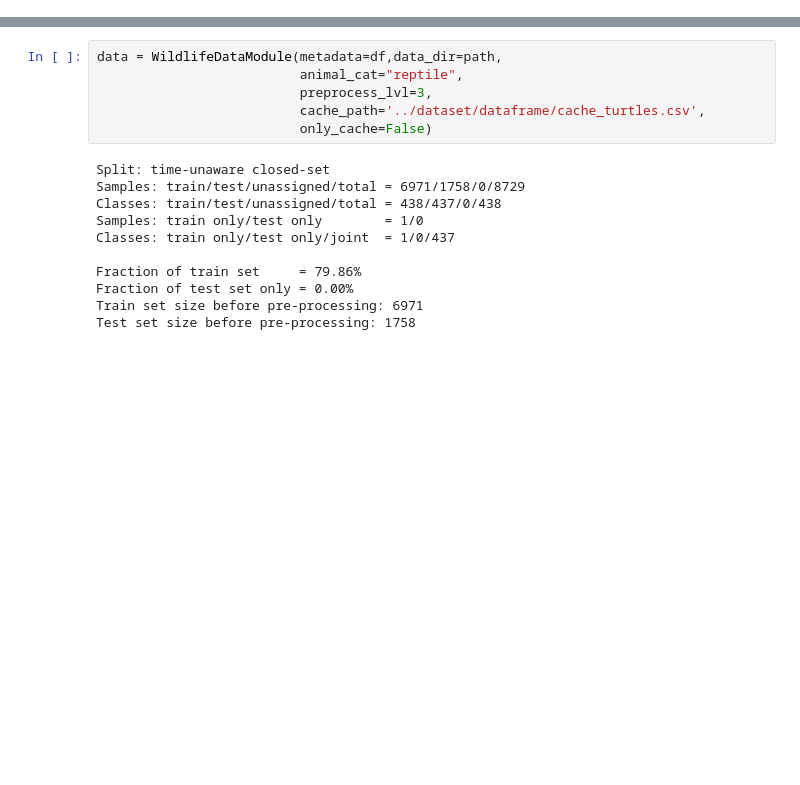
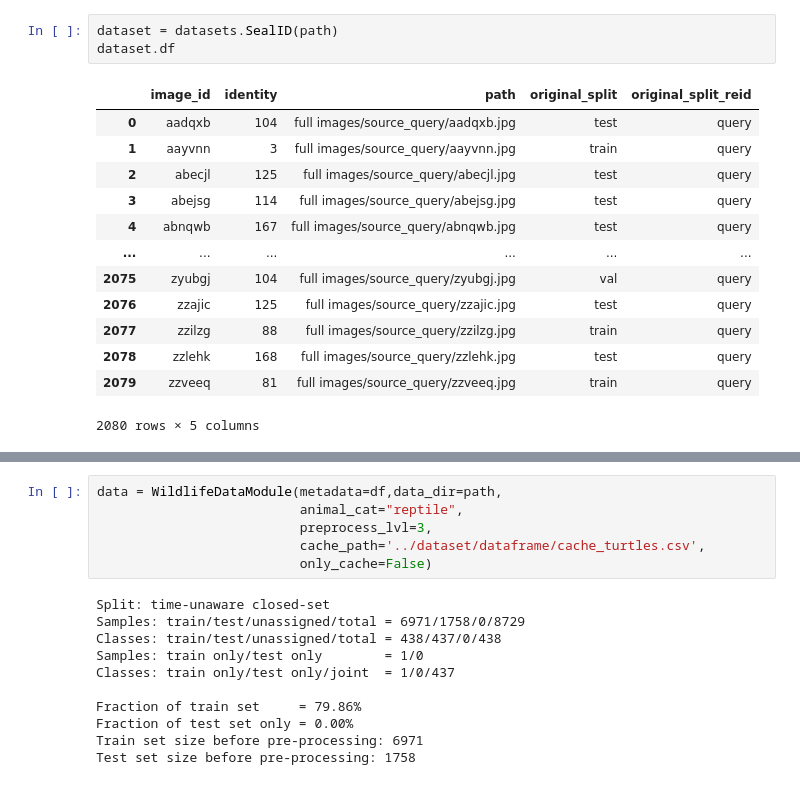
Before and after one commit to ameeassad/EagleID, a Jupyter notebook: notebooks/download_other_wildlife.ipynb, the cells around one changed output, grey strips where cells are left out. Cells and saved outputs as stored; diff of their text form; blank space fills up the shorter version.

Commit message:
structured training

```diff
--- a/notebooks/download_other_wildlife.ipynb
+++ b/notebooks/download_other_wildlife.ipynb
@@ -39,2 +14,19 @@ df
+# %%
+dataset = datasets.SealID(path)
+dataset.df
+# %% [output]
+|  | image_id | identity | path | original_split | original_split_reid |
+| 0 | aadqxb | 104 | full images/source_query/aadqxb.jpg | test | query |
+| 1 | aayvnn | 3 | full images/source_query/aayvnn.jpg | train | query |
+| 2 | abecjl | 125 | full images/source_query/abecjl.jpg | test | query |
+| 3 | abejsg | 114 | full images/source_query/abejsg.jpg | test | query |
+| 4 | abnqwb | 167 | full images/source_query/abnqwb.jpg | test | query |
+| ... | ... | ... | ... | ... | ... |
+| 2075 | zyubgj | 104 | full images/source_query/zyubgj.jpg | val | query |
+| 2076 | zzajic | 125 | full images/source_query/zzajic.jpg | test | query |
+| 2077 | zzilzg | 88 | full images/source_query/zzilzg.jpg | train | query |
+| 2078 | zzlehk | 168 | full images/source_query/zzlehk.jpg | test | query |
+| 2079 | zzveeq | 81 | full images/source_query/zzveeq.jpg | train | query |
+2080 rows × 5 columns
 # %%
 from data.wildlife_dataset import WildlifeDataModule
```
Also changed, not shown: parts of 5 cells of this notebook, 12 other files.
